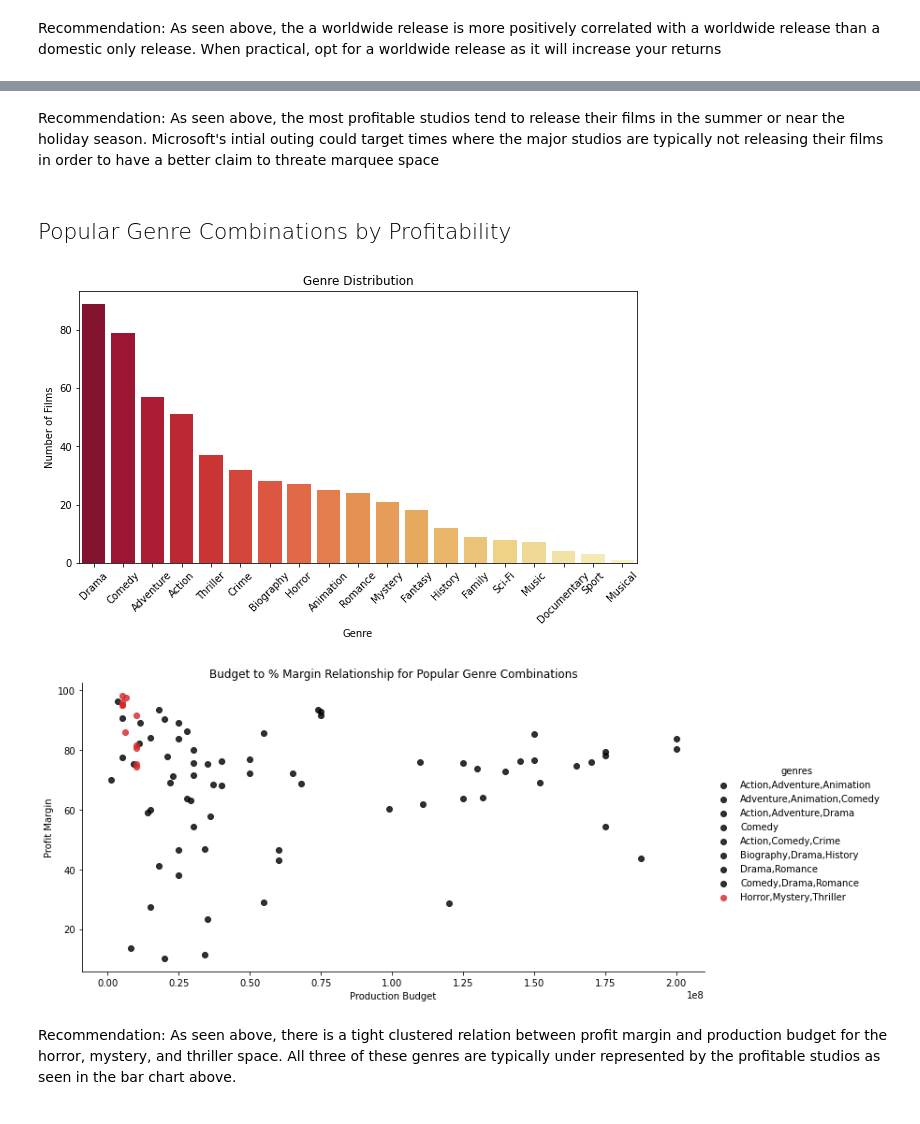
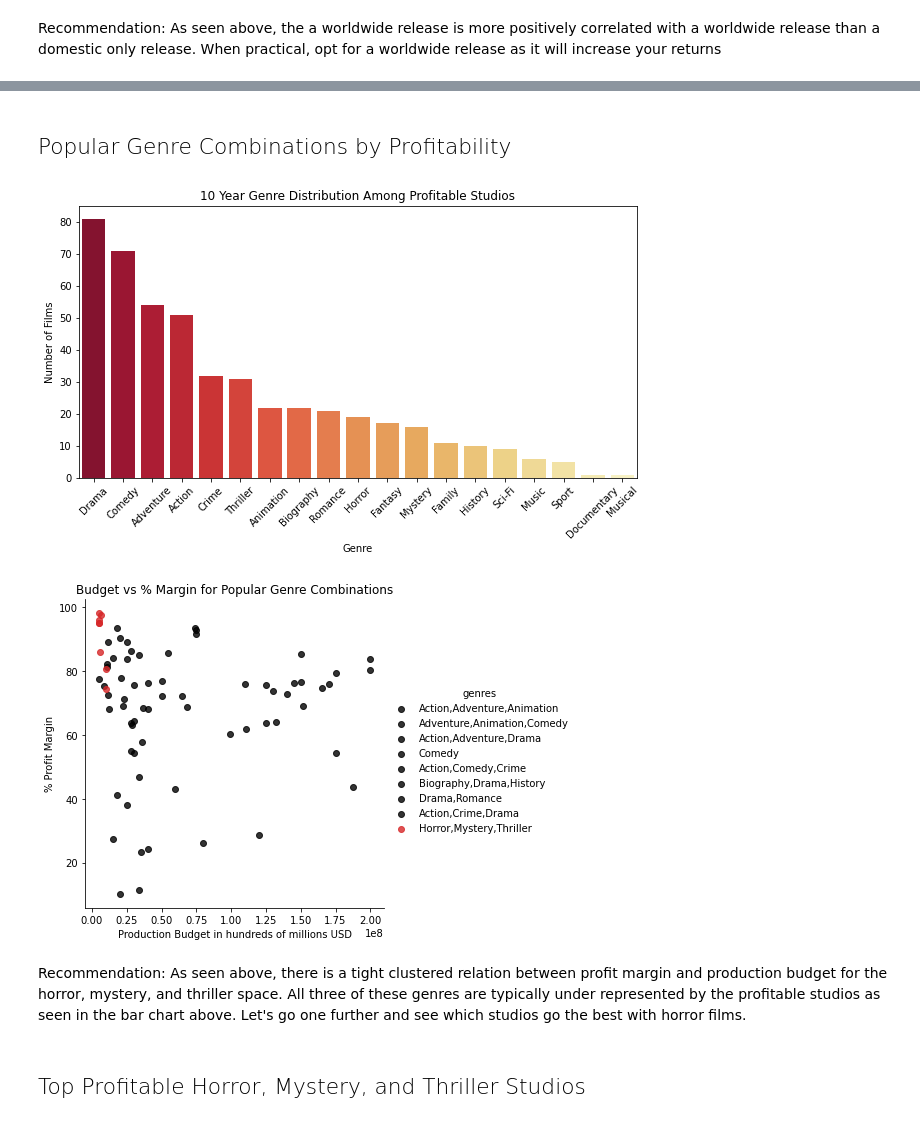
Before and after one commit to mooreaz92/Phase-1-Project-Group-GRV, a Jupyter notebook: Movie Industry Margin Analysis by Budget Class.ipynb, the cells around one changed output, grey strips where cells are left out. Saved outputs shown, nothing was run; the diff lists cells and outputs as text; code cells hidden in the pictures.

Commit message:
Second draft of the technical notebook, adding refined recommendations and conclusion

```diff
--- a/Movie Industry Margin Analysis by Budget Class.ipynb
+++ b/Movie Industry Margin Analysis by Budget Class.ipynb
@@ -130,14 +125,17 @@ df_budgets['profit_margin'] = (df_budgets['profit'] / df_budgets['worldwide_gros
 ### Converting 'year' back into a numeric value
 df_budgets['year'] = df_budgets['year'].map(int)
 
+### Creation of 'international gross' column
+df_budgets['international_gross'] = df_budgets['worldwide_gross'] - df_budgets['domestic_gross']
+
 ### Adding in a 'budget_tier' column to classify each production budget value
 budget_tier = []
 for row in df_budgets['production_budget']:
-    if row < 10000000 :    budget_tier.append('very-low budget')
-    elif row < 30000000:   budget_tier.append('low budget')
-    elif row < 50000000:  budget_tier.append('middle budget')
-    elif row < 70000000:  budget_tier.append('high budget')
-    else: budget_tier.append('super-high budget')
+    if row < 10000000 :    budget_tier.append('Very-Low Budget')
+    elif row < 30000000:   budget_tier.append('Low Budget')
+    elif row < 50000000:  budget_tier.append('Middle Budget')
+    elif row < 70000000:  budget_tier.append('High Budget')
+    else: budget_tier.append('Super-High Budget')
 
 df_budgets['budget_tier'] = budget_tier
 # %% [markdown]
@@ -218,0 +206,5 @@ df_half_merge = df_films_studio_profitable.merge(df_movie_basics, how="left", on
+# %%
+### To check for indexes of duplicate values
+index_to_delete = df_half_merge[df_half_merge.duplicated(['movie_and_year'], keep=False)].index
+print(f"There are {len(index_to_delete)} duplicate entries on movie_and_year to delete")
+print(f"Currently there are {len(df_half_merge.index)} records in the dataframe")
@@ -218,0 +218,3 @@ df_half_merge = df_films_studio_profitable.merge(df_movie_basics, how="left", on
+# %%
+df_full_merge = df_half_merge.drop(index_to_delete)
+print(f"Records after deletion of duplicates: {len(df_full_merge.index)}")
@@ -224,7 +230,7 @@ import numpy as np
 For our analysis, it is important that Microsoft partners with a studio that has a proven track record of profitable movies. As such, we will look for studios with the highest median profit margin that also have put out at least five profitable movies since 2013
 # %%
 ### Removes studios with less than five movies:
-df_established = df_half_merge.groupby("studio").filter(lambda x: len(x) > 5)
+df_established = df_full_merge.groupby("studio").filter(lambda x: len(x) > 5)
 
 ### Creates a pivot table by studio and calculates median profit margin for their profitable films
 pivot = pd.pivot_table(df_established, values='profit_margin', index='studio', aggfunc=np.median)
@@ -326,5 +351,3 @@ plt.show()
-# %% [markdown]
-Recommendation: As seen above, the most profitable studios tend to release their films in the summer or near the holiday season. Microsoft's intial outing could target times where the major studios are typically not releasing their films in order to have a better claim to threate marquee space
 # %% [markdown]
 <h2 style="font-weight: 100">Popular Genre Combinations by Profitability</h2>
 # %%
@@ -354,29 +377,31 @@ unique_genres_sorted = dict(sorted(unique_genres.items(), key=lambda x:x[1], rev
 # %%
 plt.figure(figsize=(10, 5))
 ax = sns.barplot(x=list(unique_genres_sorted.keys()), y=list(unique_genres_sorted.values()), data=df, palette="YlOrRd_r")
-ax.set(xlabel = "Genre", ylabel = "Number of Films", title = "Genre Distribution")
+ax.set(xlabel = "Genre", ylabel = "Number of Films", title = "10 Year Genre Distribution Among Profitable Studios")
 plt.xticks(rotation=45)
 plt.show()
 # %% [output]
-[figure, old version]
+[figure, new version]
 # %%
 ### Creating a list of the top 8 genre combinations
 popular_genres = list(df['genres'].value_counts().index[0:9])
 df_genre_profitability = df[df['genres'].isin(popular_genres)]
 
 
 ax2 = sns.lmplot( x="production_budget",
            y="profit_margin",
            data=df_genre_profitability,
            fit_reg=False,
            hue='genres',
            legend=True,
            height=5,
-           aspect=2,
+           aspect=1,
            palette=["k", "k", "k", "k", "k", "k" ,"k" , "k", "C3"])
-ax2.set(xlabel = "Production Budget", ylabel = "Profit Margin", title = "Budget to % Margin Relationship for Popular Genre Combinations")
+ax2.set(xlabel = "Production Budget in hundreds of millions USD", ylabel = "% Profit Margin", title = "Budget vs % Margin for Popular Genre Combinations")
 plt.show()
 # %% [output]
-[figure, old version]
+[figure, new version]
 # %% [markdown]
-Recommendation: As seen above, there is a tight clustered relation between profit margin and production budget for the horror, mystery, and thriller space. All three of these genres are typically under represented by the profitable studios as seen in the bar chart above.
+Recommendation: As seen above, there is a tight clustered relation between profit margin and production budget for the horror, mystery, and thriller space. All three of these genres are typically under represented by the profitable studios as seen in the bar chart above. Let's go one further and see which studios go the best with horror films.
+# %% [markdown]
+<h2 style="font-weight: 100">Top Profitable Horror, Mystery, and Thriller Studios</h2>
```
Also changed, not shown: parts of 26 cells of this notebook, 41 other files.
